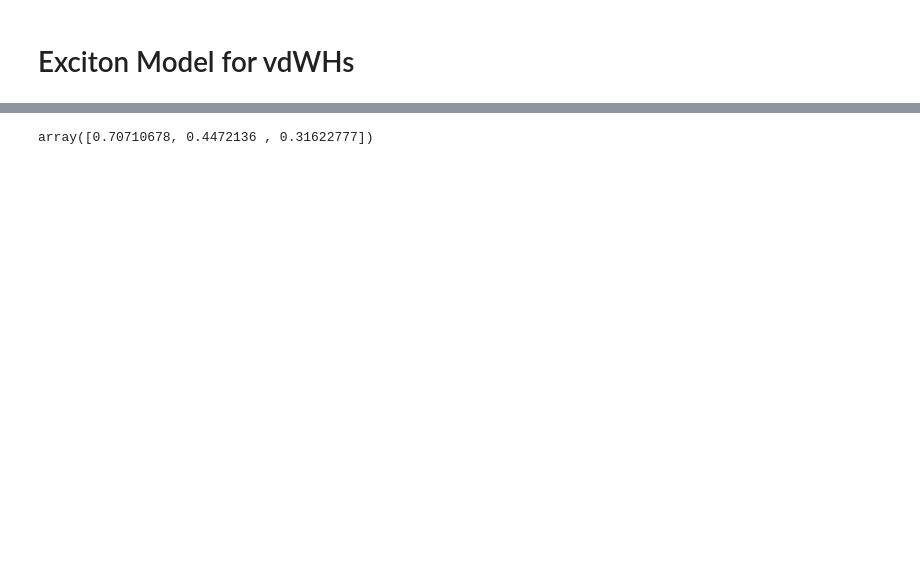
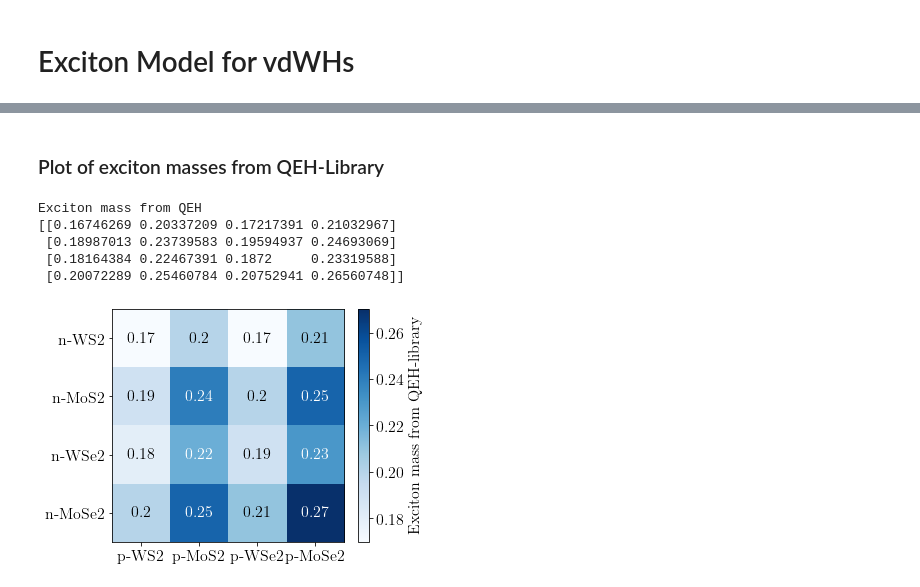
Before and after one commit to runehoejlund/dft-superfluids, a Jupyter notebook: wannier_model/hs_wannier_analysis.ipynb, the cells around one changed output, grey strips where cells are left out. Saved outputs shown, nothing was run; the diff lists cells and outputs as text; code cells hidden in the pictures; blank space fills up the shorter version.

```diff
--- a/wannier_model/hs_wannier_analysis.ipynb
+++ b/wannier_model/hs_wannier_analysis.ipynb
@@ -63,6 +90,28 @@ Exciton binding energies for different
-# %%
-a=np.array([1,2,3])
-a**2
-1/np.sqrt(a**2+1)
-# %% [output]
-array([0.70710678, 0.4472136 , 0.31622777])
+# %% [markdown]
+### Plot of exciton masses from QEH-Library
+# %%
+#effective masses that we use
+me_vec=np.array([0.33,0.43,0.39,0.49])
+mh_vec=np.array([0.34,0.53,0.36,0.58])
+
+description = 'Exciton mass from QEH'
+print(description)
+mu_matrix=np.zeros((4,4))
+for i in range(4):
+    for j in range(4):
+        mu_matrix[i,j]=1/(1/me_vec[i]+1/mh_vec[j])
+print(mu_matrix)
+heatmap(np.round(mu_matrix,2),
+            E_b_heat_xlabels, E_b_heat_ylabels, cbarlabel=r'Exciton mass from QEH-library',
+    cmap='Blues')
+plt.tight_layout()
+plt.savefig('./plots/vdWH_excMass_QEH.pdf')
+plt.savefig('./plots/vdWH_excMass_QEH.png')
+plt.show()
+# %% [output]
+Exciton mass from QEH
+[[0.16746269 0.20337209 0.17217391 0.21032967]
+ [0.18987013 0.23739583 0.19594937 0.24693069]
+ [0.18164384 0.22467391 0.1872     0.23319588]
+ [0.20072289 0.25460784 0.20752941 0.26560748]]
+[figure, added]
```
Also changed, not shown: parts of 13 cells of this notebook, 1 other file.
